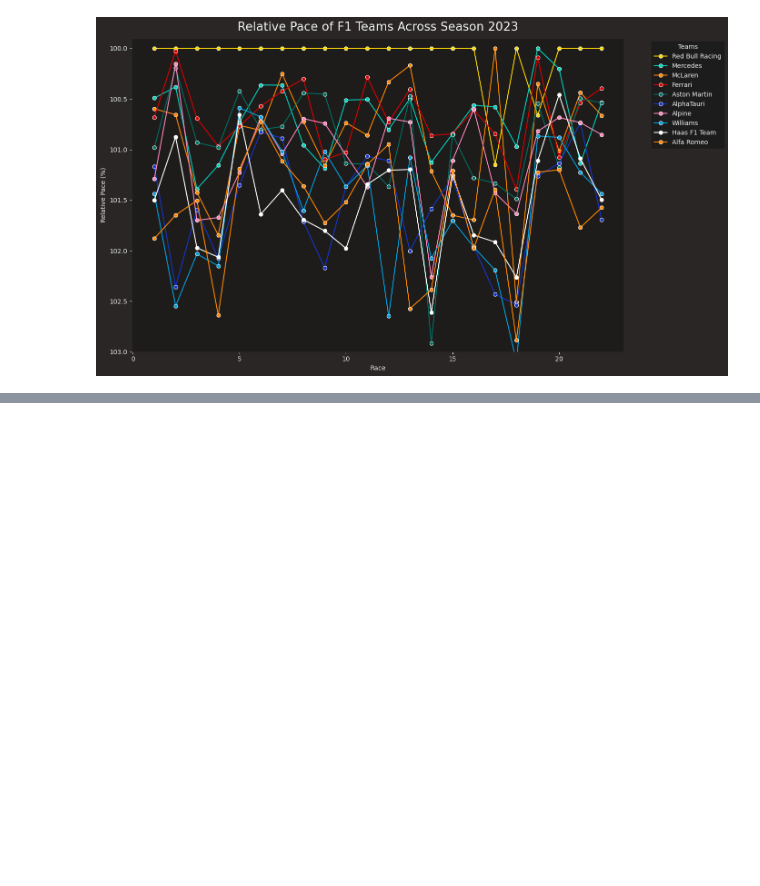
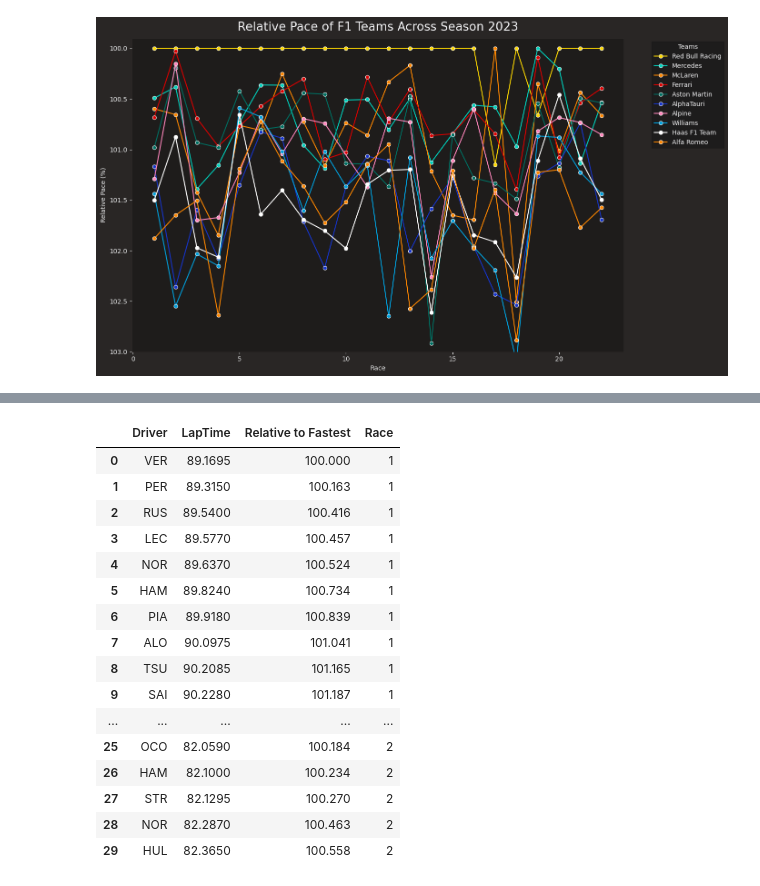
Before and after one commit to zudcow/f1, a Jupyter notebook: relative_pace.ipynb, the cells around one changed output, grey strips where cells are left out. Cells and saved outputs as stored; diff of their text form; code cells hidden in the pictures; blank space fills up the shorter version.

```diff
--- a/relative_pace.ipynb
+++ b/relative_pace.ipynb
@@ -323,0 +400,26 @@ plt.show()
+# %%
+top10_drivers_per_race = (
+    season2023_driver_pace
+    .sort_values(by=['Race','Relative to Fastest'])
+    .groupby('Race')
+    .head(10)
+)
+top10_drivers_per_race.head(20)
+# %% [output]
+|  | Driver | LapTime | Relative to Fastest | Race |
+| 0 | VER | 89.1695 | 100.000 | 1 |
+| 1 | PER | 89.3150 | 100.163 | 1 |
+| 2 | RUS | 89.5400 | 100.416 | 1 |
+| 3 | LEC | 89.5770 | 100.457 | 1 |
+| 4 | NOR | 89.6370 | 100.524 | 1 |
+| 5 | HAM | 89.8240 | 100.734 | 1 |
+| 6 | PIA | 89.9180 | 100.839 | 1 |
+| 7 | ALO | 90.0975 | 101.041 | 1 |
+| 8 | TSU | 90.2085 | 101.165 | 1 |
+| 9 | SAI | 90.2280 | 101.187 | 1 |
+| ... | ... | ... | ... | ... |
+| 25 | OCO | 82.0590 | 100.184 | 2 |
+| 26 | HAM | 82.1000 | 100.234 | 2 |
+| 27 | STR | 82.1295 | 100.270 | 2 |
+| 28 | NOR | 82.2870 | 100.463 | 2 |
+| 29 | HUL | 82.3650 | 100.558 | 2 |
```
Also changed, not shown: parts of 11 cells of this notebook, 1 other file.
